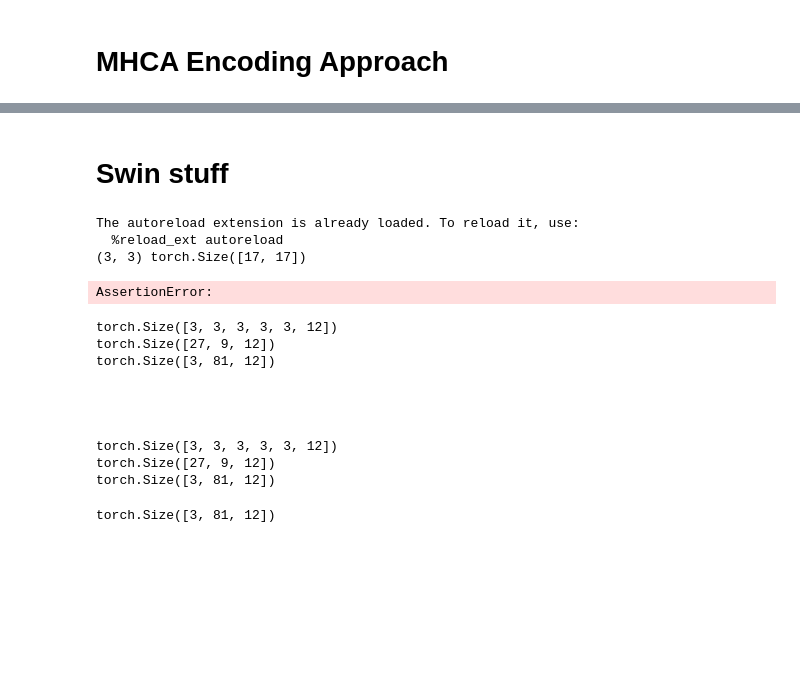
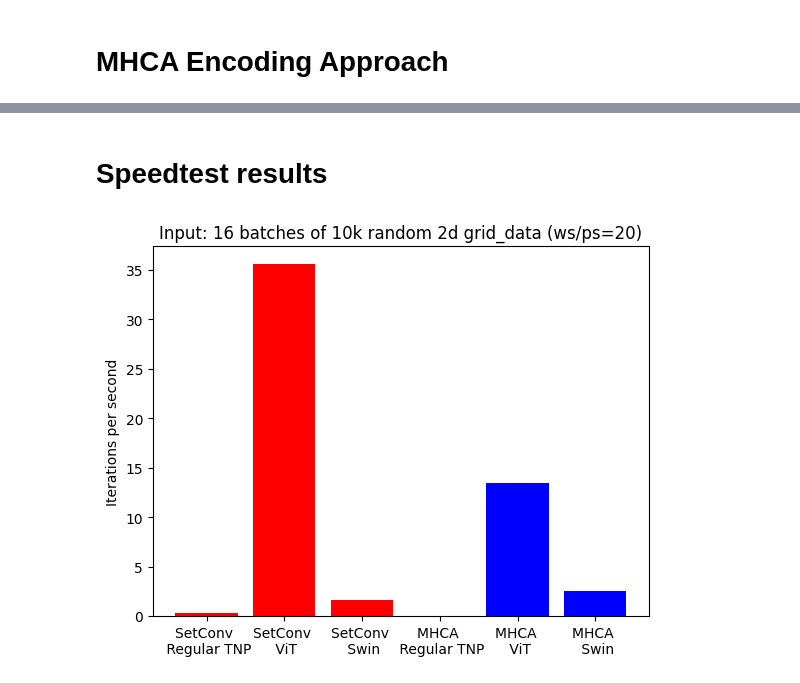
Before and after one commit to EricLangezaal/tnp-pp, a Jupyter notebook: tryout.ipynb, the cells around one changed output, grey strips where cells are left out. Cells and saved outputs as stored; diff of their text form; code cells hidden in the pictures; blank space fills up the shorter version.

Commit message:
speed test experiments

```diff
--- a/tryout.ipynb
+++ b/tryout.ipynb
@@ -536,33 +392,22 @@ tensor([[[-1.0000,  1.0000],
-# %% [markdown]
-# Swin stuff
-# %%
-%load_ext autoreload
-%autoreload 2
-
-import torch
-from icicl.models.ootg_swin import SwinMultiHeadSelfAttentionLayer
-
-emb_dim = 12
-layer = SwinMultiHeadSelfAttentionLayer(grid_range = [[-4.0, 4.0], [-4.0, 4.0]], points_per_unit=3, window_sizes=(3,3), embed_dim=emb_dim, num_heads=2, head_dim=6)
-
-print(layer.parameters)
-# %% [output]
-The autoreload extension is already loaded. To reload it, use:
-  %reload_ext autoreload
-(3, 3) torch.Size([17, 17])
-AssertionError:
-# %%
-# 81 as [[-4, 4], [-4, 4]] with ppu=1 gives 9 by 9 so 81
-layer(torch.randn(3, 81, emb_dim)).shape
-# %% [output]
-torch.Size([3, 3, 3, 3, 3, 12])
-torch.Size([27, 9, 12])
-torch.Size([3, 81, 12])
-
-
-
-
-torch.Size([3, 3, 3, 3, 3, 12])
-torch.Size([27, 9, 12])
-torch.Size([3, 81, 12])
-torch.Size([3, 81, 12])
+# %% [markdown]
+# Speedtest results
+# %%
+import matplotlib.pyplot as plt
+
+# measured by running untill TQDM iterations stabilizes
+# stupid pytorch attention since it breaks otherwise??
+
+# and 32 off_grid context + 32 targets
+results_10k = {"SetConv \n Regular TNP": 0.3,
+               "SetConv \n ViT": 35.6,
+               "SetConv \n Swin": 1.6,
+               "MHCA \n Regular TNP": 0, # cannot run, memory errors
+               "MHCA \n ViT": 13.5,
+               "MHCA \n Swin": 2.5}
+
+
+plt.bar(results_10k.keys(), results_10k.values(), color=["red"] * 3 + ["blue"] * 3)
+plt.ylabel("Iterations per second");
+plt.title("Input: 16 batches of 10k random 2d grid_data (ws/ps=20)");
+# %% [output]
+[figure, added]
```
Also changed, not shown: parts of 21 cells of this notebook, 10 other files.
